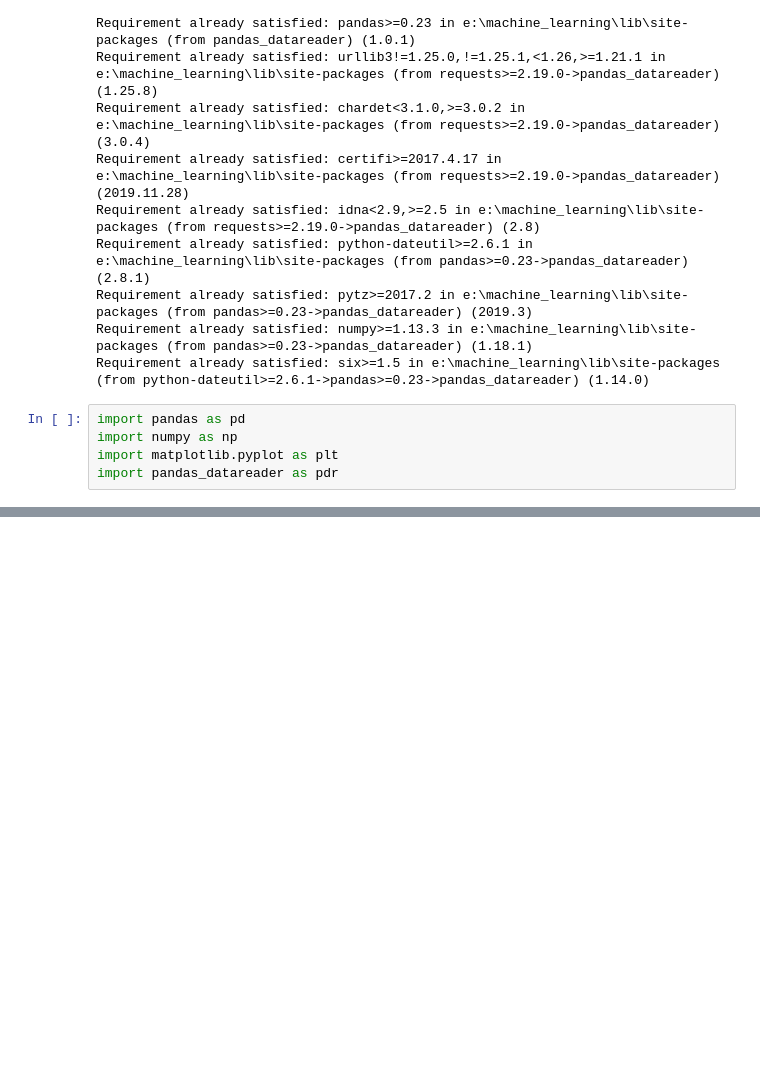
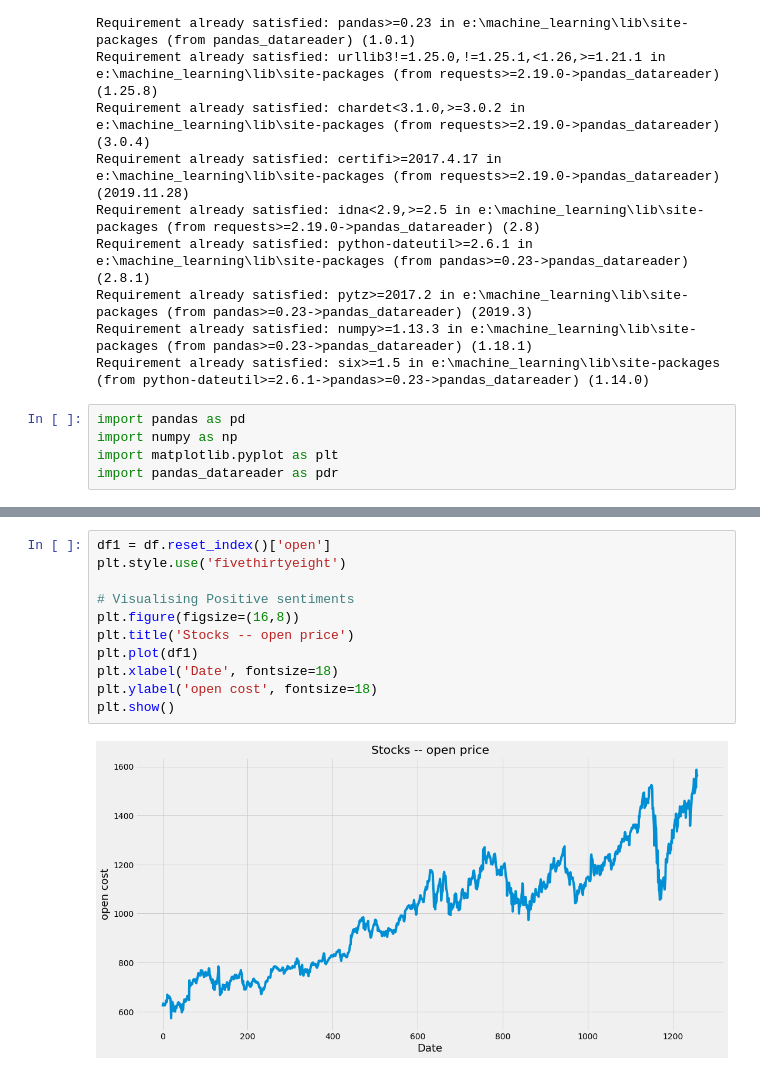
Before and after one commit to abhaydhiman/stock_predictions, a Jupyter notebook: Untitled.ipynb, the cells around one changed output, grey strips where cells are left out. Drawn from its saved outputs; the diff is of its cells as text; blank space fills up the shorter version.

Commit message:
Data visualize

```diff
--- a/Untitled.ipynb
+++ b/Untitled.ipynb
@@ -34,0 +47,13 @@ df.head()
+# %%
+df1 = df.reset_index()['open']
+plt.style.use('fivethirtyeight')
+
+# Visualising Positive sentiments
+plt.figure(figsize=(16,8))
+plt.title('Stocks -- open price')
+plt.plot(df1)
+plt.xlabel('Date', fontsize=18)
+plt.ylabel('open cost', fontsize=18)
+plt.show()
+# %% [output]
+[figure, added]
```
Also changed, not shown: parts of 4 cells of this notebook.
